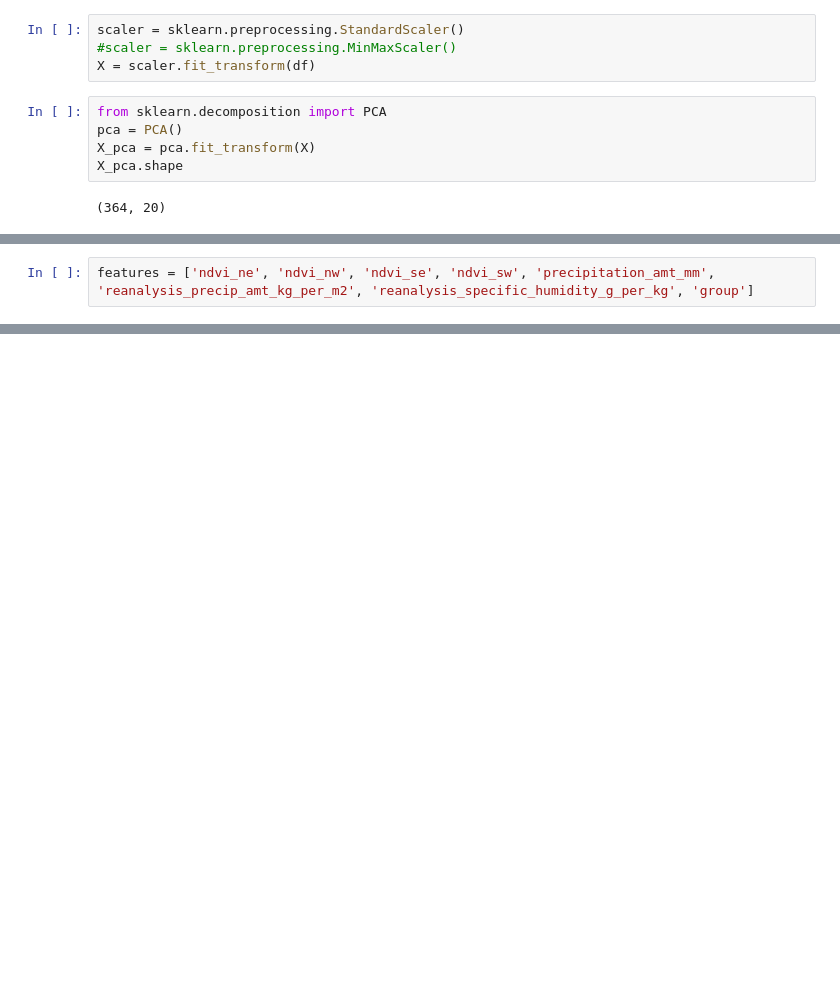
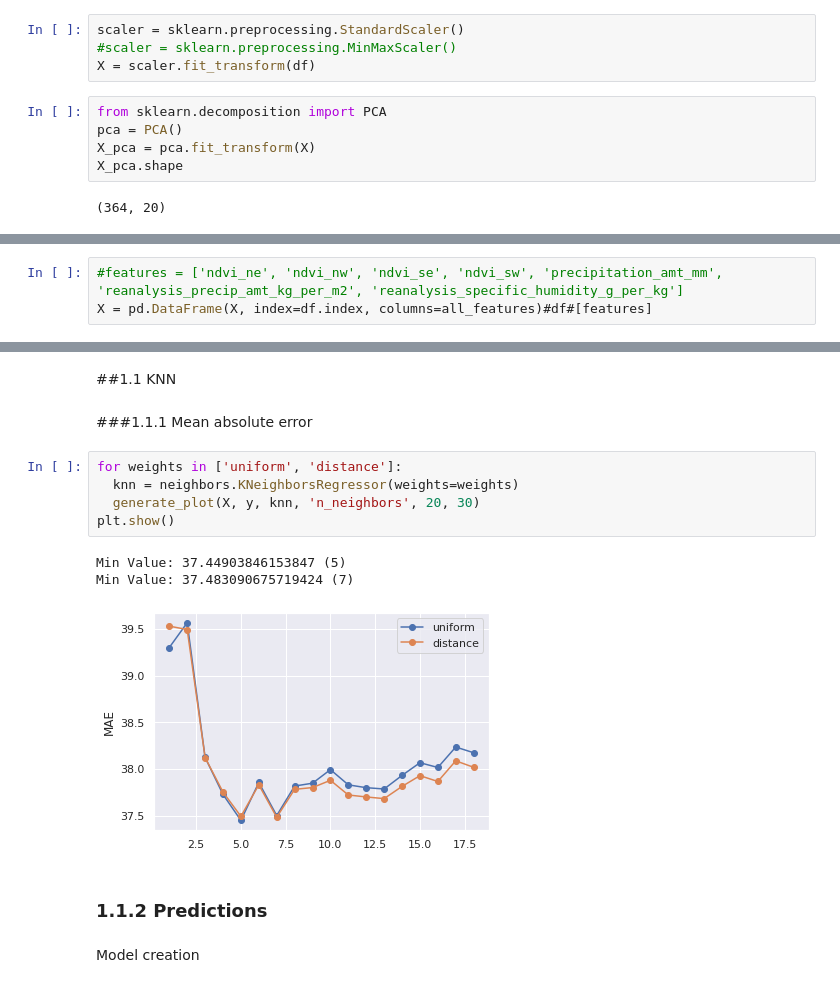
Before and after one commit to GummyBearStudioTeam/ESI_MLTechniques, a Jupyter notebook: Milestone2_Supervised.ipynb, the cells around one changed output, grey strips where cells are left out. Saved outputs shown, nothing was run; the diff lists cells and outputs as text; blank space fills up the shorter version.

```diff
--- a/Milestone2_Supervised.ipynb
+++ b/Milestone2_Supervised.ipynb
@@ -85,2 +133,3 @@ X_pca.shape
 # %%
-features = ['ndvi_ne', 'ndvi_nw', 'ndvi_se', 'ndvi_sw', 'precipitation_amt_mm', 'reanalysis_precip_amt_kg_per_m2', 'reanalysis_specific_humidity_g_per_kg', 'group']
+#features = ['ndvi_ne', 'ndvi_nw', 'ndvi_se', 'ndvi_sw', 'precipitation_amt_mm', 'reanalysis_precip_amt_kg_per_m2', 'reanalysis_specific_humidity_g_per_kg']
+X = pd.DataFrame(X, index=df.index, columns=all_features)#df#[features]
@@ -86,0 +242,17 @@ features = ['ndvi_ne', 'ndvi_nw', 'ndvi_se', 'ndvi_sw', 'precipitation_amt_mm',
+# %% [markdown]
+##1.1 KNN
+# %% [markdown]
+###1.1.1 Mean absolute error
+# %%
+for weights in ['uniform', 'distance']:
+  knn = neighbors.KNeighborsRegressor(weights=weights)
+  generate_plot(X, y, knn, 'n_neighbors', 20, 30)
+plt.show()
+# %% [output]
+Min Value: 37.44903846153847 (5)
+Min Value: 37.483090675719424 (7)
+[figure, added]
+# %% [markdown]
+### 1.1.2 Predictions
+# %% [markdown]
+Model creation
```
Also changed, not shown: parts of 70 cells of this notebook.
